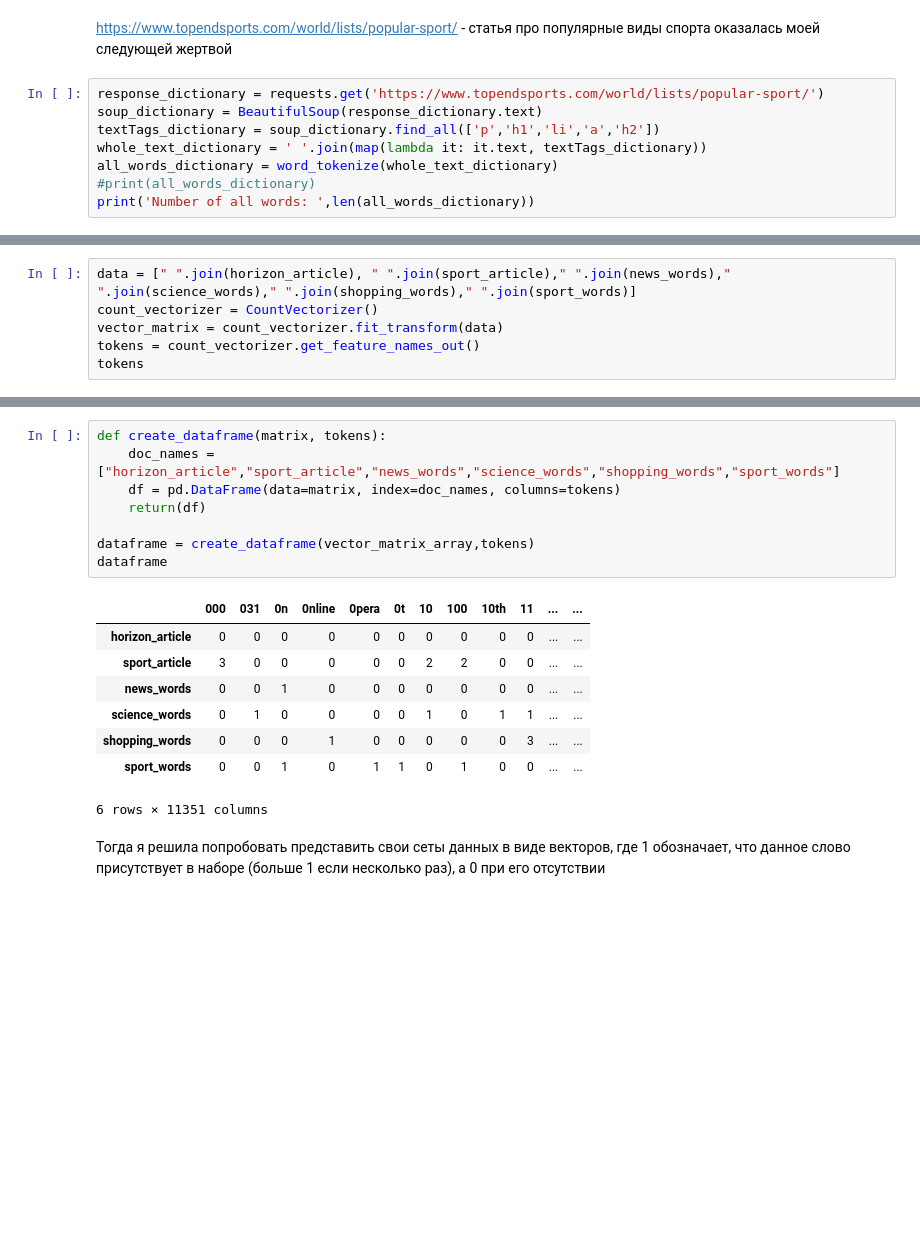
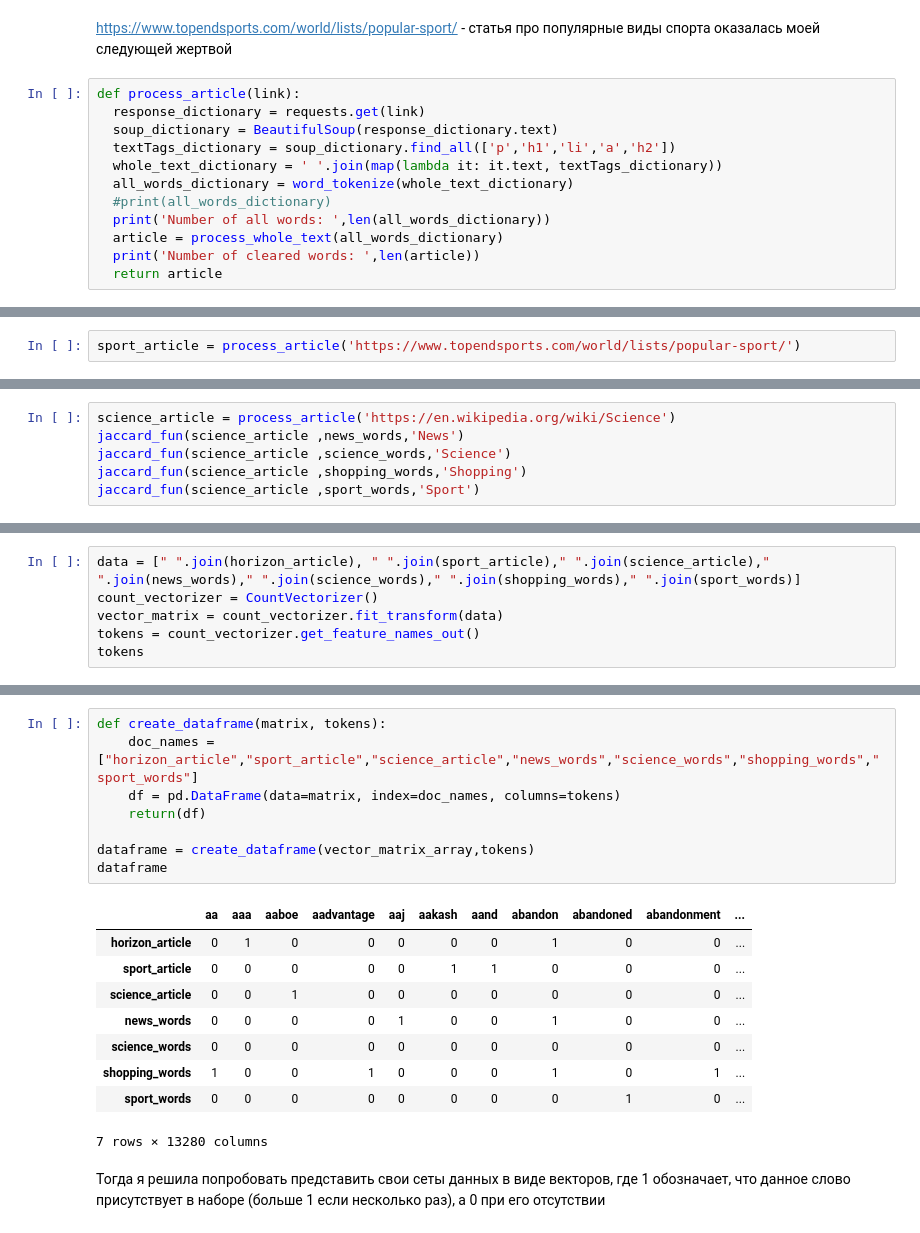
Before and after one commit to Elizav555/Data_Mining, a Jupyter notebook: Distances/Distances.ipynb, the cells around one changed output, grey strips where cells are left out. Drawn from its saved outputs; the diff is of its cells as text; blank space fills up the shorter version.

```diff
--- a/Distances/Distances.ipynb
+++ b/Distances/Distances.ipynb
@@ -154,10 +148,14 @@ Topic:  Sport , Shared:  126 , Total:  4014 , Similarity:  0.03139013452914798 ,
 # %% [markdown]
 https://www.topendsports.com/world/lists/popular-sport/ - статья про популярные виды спорта оказалась моей следующей жертвой
 # %%
-response_dictionary = requests.get('https://www.topendsports.com/world/lists/popular-sport/')
-soup_dictionary = BeautifulSoup(response_dictionary.text)
-textTags_dictionary = soup_dictionary.find_all(['p','h1','li','a','h2'])
-whole_text_dictionary = ' '.join(map(lambda it: it.text, textTags_dictionary))
-all_words_dictionary = word_tokenize(whole_text_dictionary)
-#print(all_words_dictionary)
-print('Number of all words: ',len(all_words_dictionary))
+def process_article(link):
+  response_dictionary = requests.get(link)
+  soup_dictionary = BeautifulSoup(response_dictionary.text)
+  textTags_dictionary = soup_dictionary.find_all(['p','h1','li','a','h2'])
+  whole_text_dictionary = ' '.join(map(lambda it: it.text, textTags_dictionary))
+  all_words_dictionary = word_tokenize(whole_text_dictionary)
+  #print(all_words_dictionary)
+  print('Number of all words: ',len(all_words_dictionary))
+  article = process_whole_text(all_words_dictionary)
+  print('Number of cleared words: ',len(article))
+  return article
@@ -171,0 +162,2 @@ Number of cleared words:  8502
+# %%
+sport_article = process_article('https://www.topendsports.com/world/lists/popular-sport/')
@@ -183,0 +179,6 @@ Topic:  Sport , Shared:  509 , Total:  5786 , Similarity:  0.08797096439681991 ,
+# %%
+science_article = process_article('https://en.wikipedia.org/wiki/Science')
+jaccard_fun(science_article ,news_words,'News')
+jaccard_fun(science_article ,science_words,'Science')
+jaccard_fun(science_article ,shopping_words,'Shopping')
+jaccard_fun(science_article ,sport_words,'Sport')
@@ -184,5 +194,5 @@ Topic:  Sport , Shared:  509 , Total:  5786 , Similarity:  0.08797096439681991 ,
 # %%
-data = [" ".join(horizon_article), " ".join(sport_article)," ".join(news_words)," ".join(science_words)," ".join(shopping_words)," ".join(sport_words)]
+data = [" ".join(horizon_article), " ".join(sport_article)," ".join(science_article)," ".join(news_words)," ".join(science_words)," ".join(shopping_words)," ".join(sport_words)]
 count_vectorizer = CountVectorizer()
 vector_matrix = count_vectorizer.fit_transform(data)
 tokens = count_vectorizer.get_feature_names_out()
@@ -203,20 +213,21 @@ array([[0, 0, 0, ..., 0, 0, 0],
 # %%
 def create_dataframe(matrix, tokens):
-    doc_names = ["horizon_article","sport_article","news_words","science_words","shopping_words","sport_words"]
+    doc_names = ["horizon_article","sport_article","science_article","news_words","science_words","shopping_words","sport_words"]
     df = pd.DataFrame(data=matrix, index=doc_names, columns=tokens)
     return(df)
 
 dataframe = create_dataframe(vector_matrix_array,tokens)
 dataframe
 # %% [output]
-|  | 000 | 031 | 0n | 0nline | 0pera | 0t | 10 | 100 | 10th | 11 | ... | ... |
-| horizon_article | 0 | 0 | 0 | 0 | 0 | 0 | 0 | 0 | 0 | 0 | ... | ... |
-| sport_article | 3 | 0 | 0 | 0 | 0 | 0 | 2 | 2 | 0 | 0 | ... | ... |
-| news_words | 0 | 0 | 1 | 0 | 0 | 0 | 0 | 0 | 0 | 0 | ... | ... |
-| science_words | 0 | 1 | 0 | 0 | 0 | 0 | 1 | 0 | 1 | 1 | ... | ... |
-| shopping_words | 0 | 0 | 0 | 1 | 0 | 0 | 0 | 0 | 0 | 3 | ... | ... |
-| sport_words | 0 | 0 | 1 | 0 | 1 | 1 | 0 | 1 | 0 | 0 | ... | ... |
+|  | aa | aaa | aaboe | aadvantage | aaj | aakash | aand | abandon | abandoned | abandonment | ... |
+| horizon_article | 0 | 1 | 0 | 0 | 0 | 0 | 0 | 1 | 0 | 0 | ... |
+| sport_article | 0 | 0 | 0 | 0 | 0 | 1 | 1 | 0 | 0 | 0 | ... |
+| science_article | 0 | 0 | 1 | 0 | 0 | 0 | 0 | 0 | 0 | 0 | ... |
+| news_words | 0 | 0 | 0 | 0 | 1 | 0 | 0 | 1 | 0 | 0 | ... |
+| science_words | 0 | 0 | 0 | 0 | 0 | 0 | 0 | 0 | 0 | 0 | ... |
+| shopping_words | 1 | 0 | 0 | 1 | 0 | 0 | 0 | 1 | 0 | 1 | ... |
+| sport_words | 0 | 0 | 0 | 0 | 0 | 0 | 0 | 0 | 1 | 0 | ... |
-6 rows × 11351 columns
+7 rows × 13280 columns
 # %% [markdown]
 Тогда я решила попробовать представить свои сеты данных в виде векторов, где 1 обозначает, что данное слово присутствует в наборе (больше 1 если несколько раз), а 0 при его отсутствии
 # %%
```
Also changed, not shown: parts of 18 cells of this notebook.
